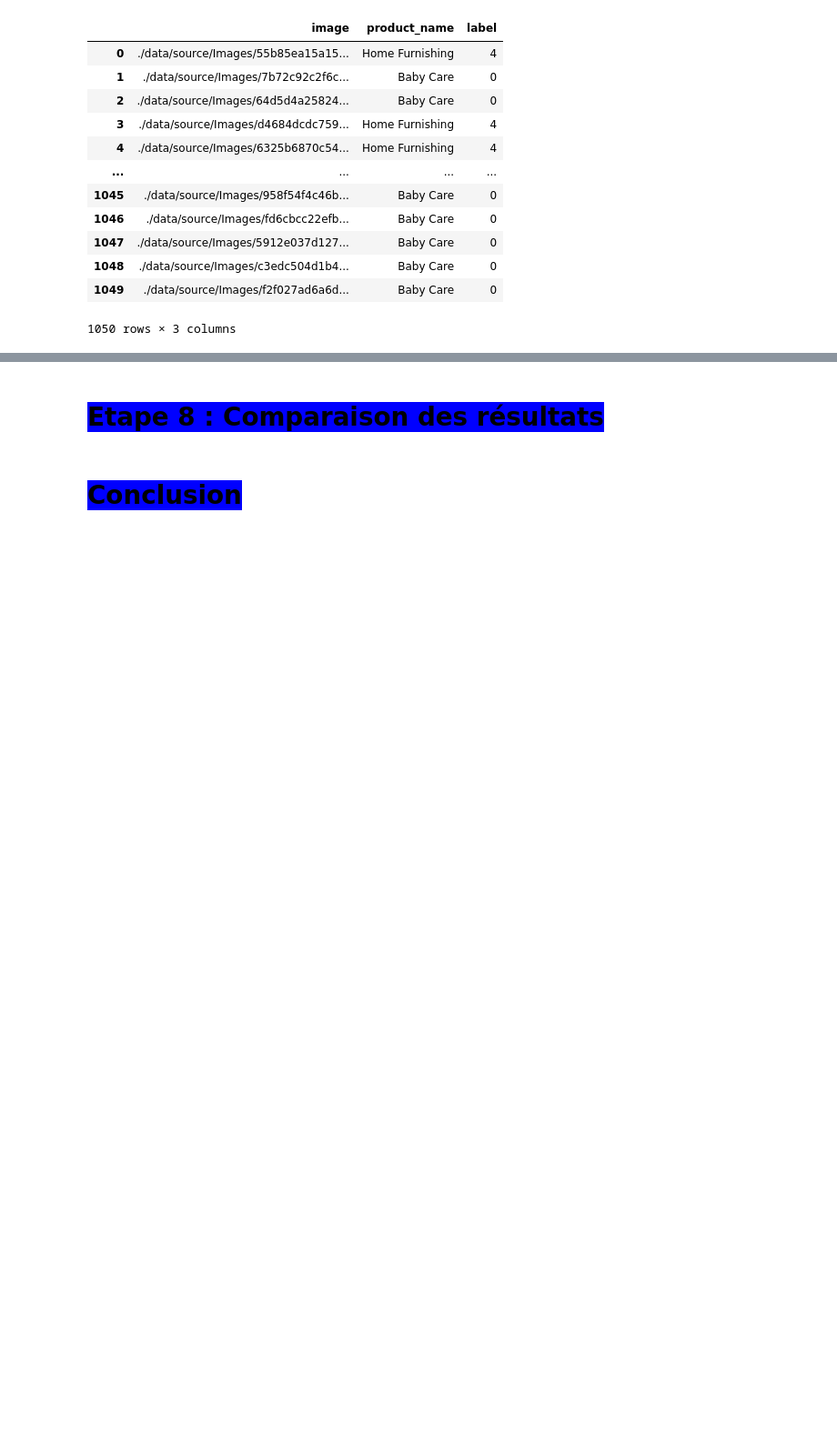
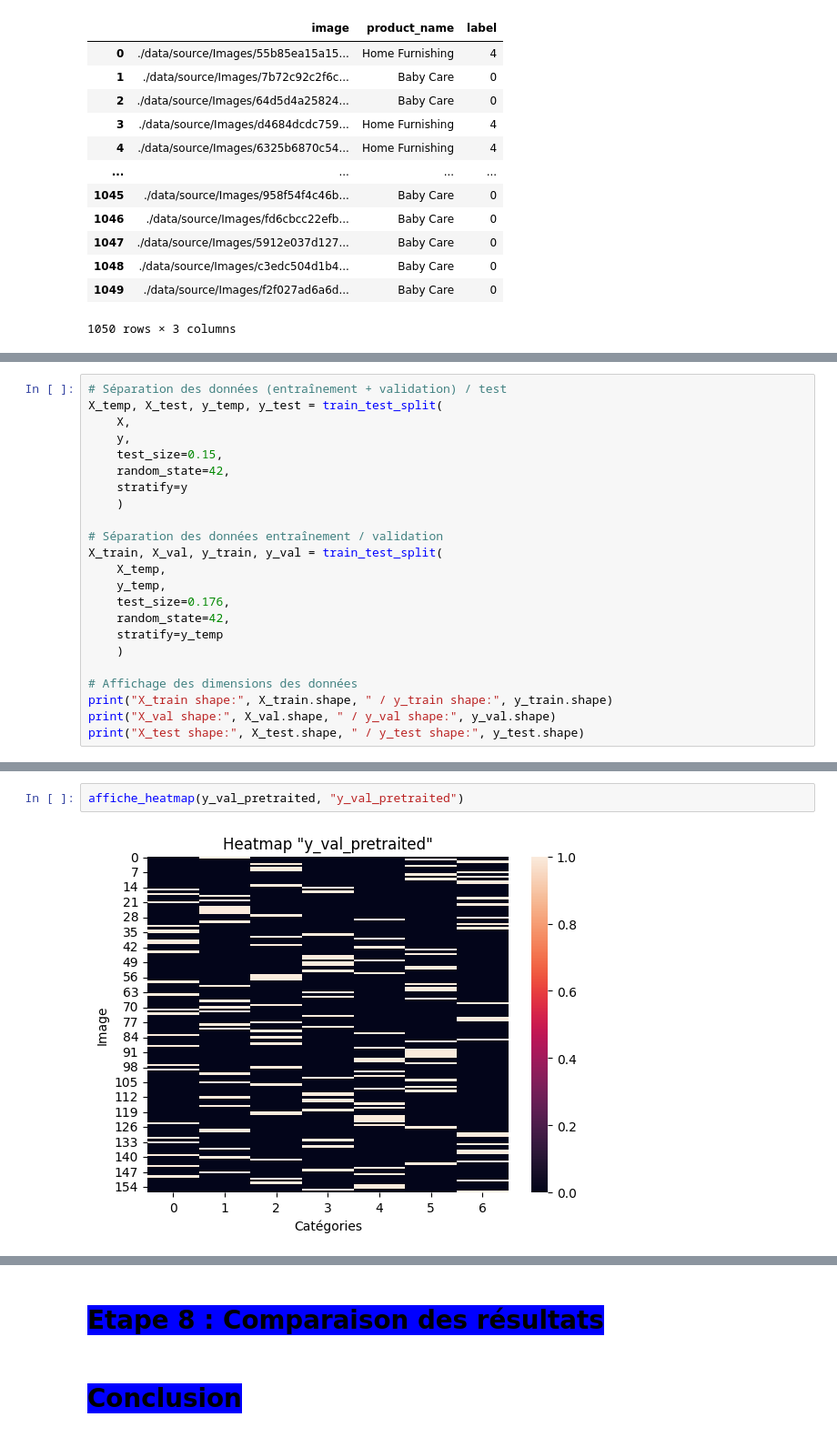
Before and after one commit to pierrickBERTHE/PB6-Classification_automatique_de_produits, a Jupyter notebook: berthe_pierrick_3_notebook_classification_122023.ipynb, the cells around one changed output, grey strips where cells are left out. Shown: that part at 91% size. Drawn from its saved outputs; the diff is of its cells as text; blank space fills up the shorter version.

```diff
--- a/berthe_pierrick_3_notebook_classification_122023.ipynb
+++ b/berthe_pierrick_3_notebook_classification_122023.ipynb
@@ -885,0 +816,23 @@ Categorie prédite :  [0 0 0 0 0 0 0 0 0 0 0 0 0 0 0 0 0 0 0 0 0 0 0 0 0 0 0 0 0
+# %%
+# Séparation des données (entraînement + validation) / test
+X_temp, X_test, y_temp, y_test = train_test_split(
+    X,
+    y,
+    test_size=0.15,
+    random_state=42,
+    stratify=y
+    )
+
+# Séparation des données entraînement / validation
+X_train, X_val, y_train, y_val = train_test_split(
+    X_temp,
+    y_temp,
+    test_size=0.176,
+    random_state=42,
+    stratify=y_temp
+    )
+
+# Affichage des dimensions des données
+print("X_train shape:", X_train.shape, " / y_train shape:", y_train.shape)
+print("X_val shape:", X_val.shape, " / y_val shape:", y_val.shape)
+print("X_test shape:", X_test.shape, " / y_test shape:", y_test.shape)
@@ -885,0 +902,4 @@ Categorie prédite :  [0 0 0 0 0 0 0 0 0 0 0 0 0 0 0 0 0 0 0 0 0 0 0 0 0 0 0 0 0
+# %%
+affiche_heatmap(y_val_pretraited, "y_val_pretraited")
+# %% [output]
+[figure, added]
```
Also changed, not shown: parts of 191 cells of this notebook.
